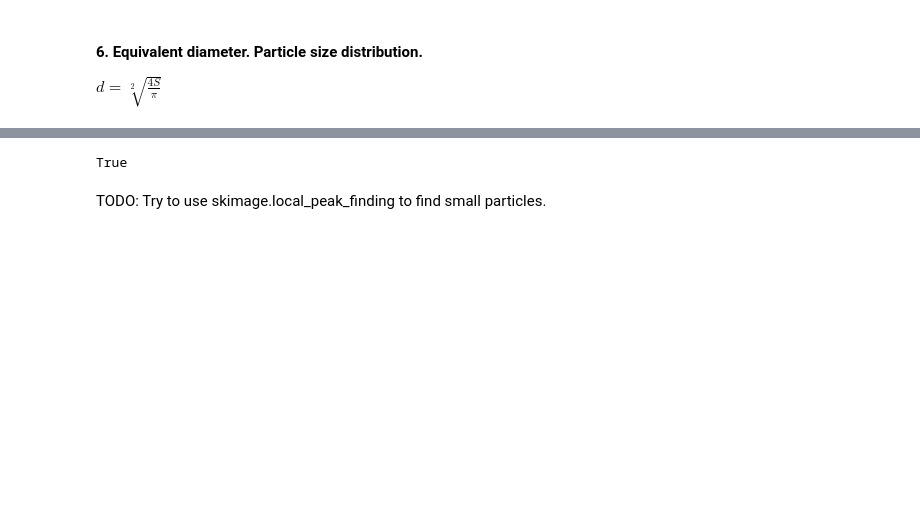
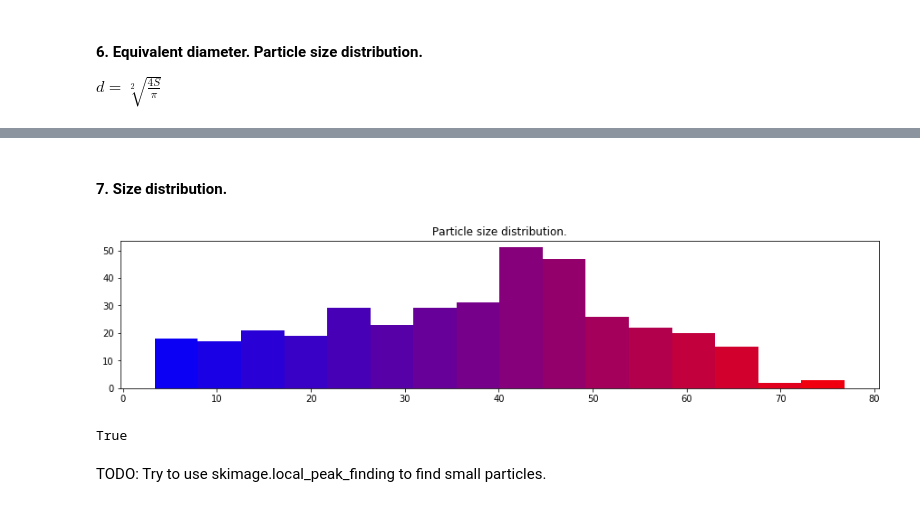
Before and after one commit to alelyya/slb, a Jupyter notebook: v1/v1.ipynb, the cells around one changed output, grey strips where cells are left out. Cells and saved outputs as stored; diff of their text form; code cells hidden in the pictures; blank space fills up the shorter version.

Commit message:
size distribution

```diff
--- a/v1/v1.ipynb
+++ b/v1/v1.ipynb
@@ -139,3 +139,15 @@ plt.savefig('./results/contours_colored.png', dpi=200)
+# %% [markdown]
+#### 7. Size distribution.
+# %%
+plt.figure(figsize=(15,3))
+plt.title('Particle size distribution.')
+nums, bins, patches = plt.hist(equivalent_diameters, bins=16)
+bins /= max(bins)
+
+for b, p in zip(bins, patches):
+    plt.setp(p, 'facecolor', colormap(b))
+# %% [output]
+[figure, added]
 # %%
 cv.imwrite('./results/opening.png', opening)
 cv.imwrite('./results/sure_bg.png', sure_bg)
```
Also changed, not shown: parts of 3 cells of this notebook, 2 other files.
